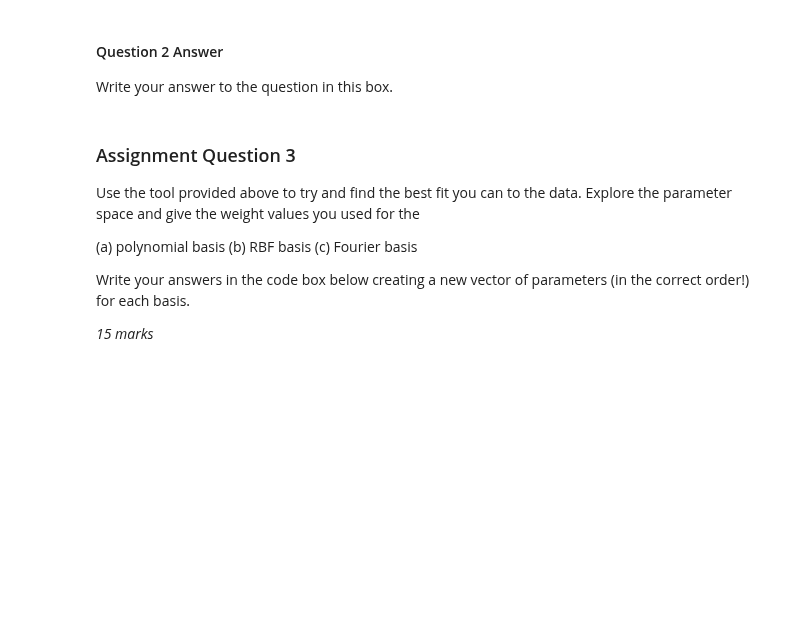
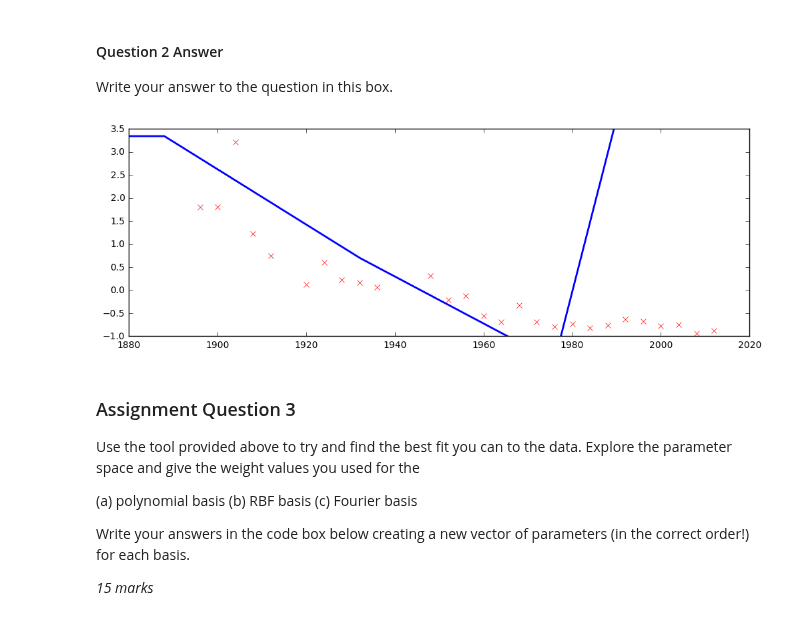
Before and after one commit to lawrennd/mlai2015, a Jupyter notebook: week4.ipynb, the cells around one changed output. Cells and saved outputs as stored; diff of their text form; code cells hidden in the pictures; blank space fills up the shorter version.

```diff
--- a/week4.ipynb
+++ b/week4.ipynb
@@ -197,14 +221,16 @@ def polynomial(x, num_basis=4, data_limits=[-1., 1.]):
 # %%
 #x[:, 0] = np.linspace(1888, 2020, 1000)
 fig, ax = plt.subplots(figsize=(12,4))
 
 ax.plot(x, y, 'rx')
-pods.notebook.display_prediction(basis=dict(radial=radial, polynomial=polynomial, fourier=fourier),
+pods.notebook.display_prediction(basis=dict(radial=radial, polynomial=polynomial, fourier=fourier, relu=relu),
                                  data_limits=(1888, 2020),
                                  fig=fig, ax=ax,
                                  offset=0.,
                                  wlim = (-4., 4., 0.001),
                                  num_basis=4)
+# %% [output]
+[figure, added]
 # %% [markdown]
 ### Assignment Question 3
 
```
Also changed, not shown: parts of 8 cells of this notebook, 2 other files.
